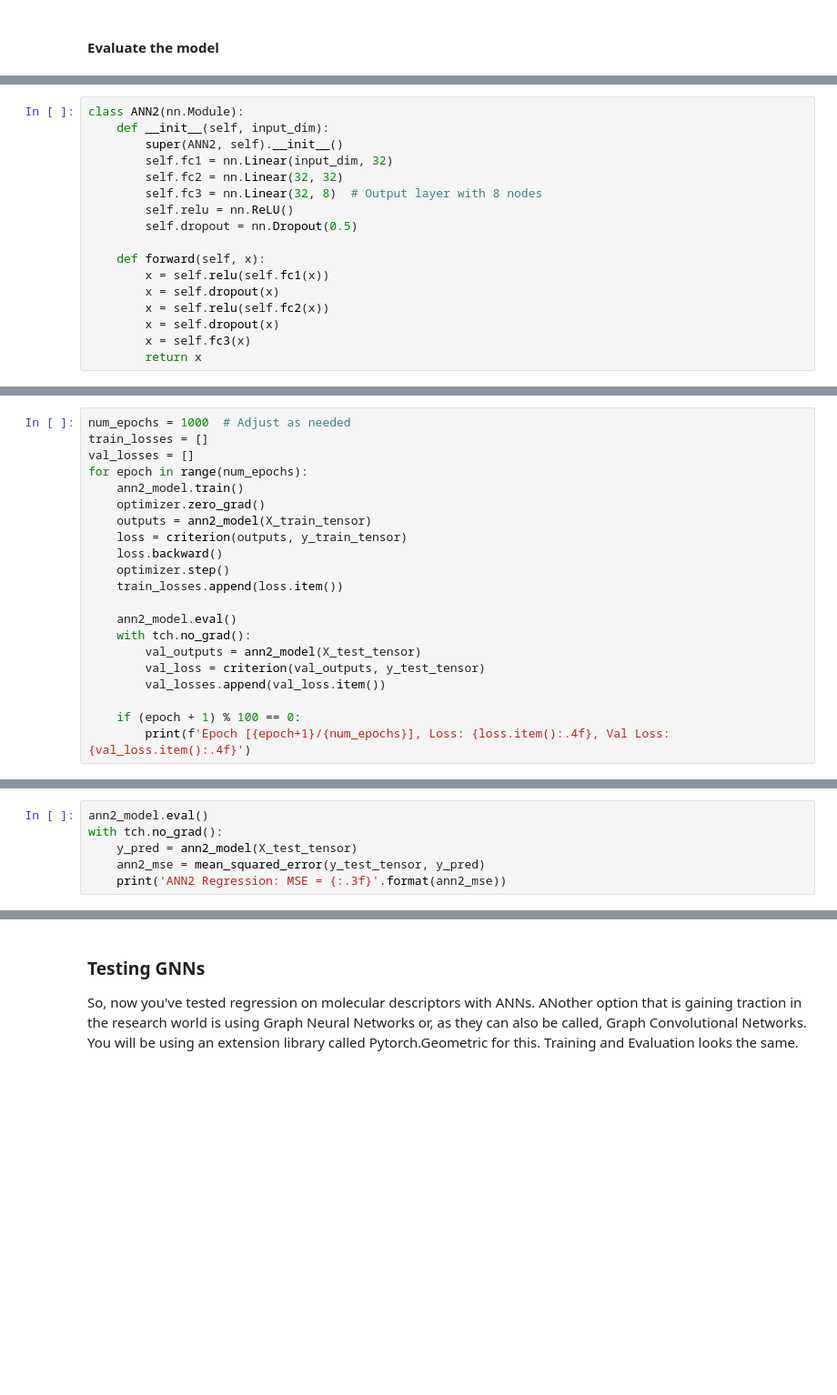
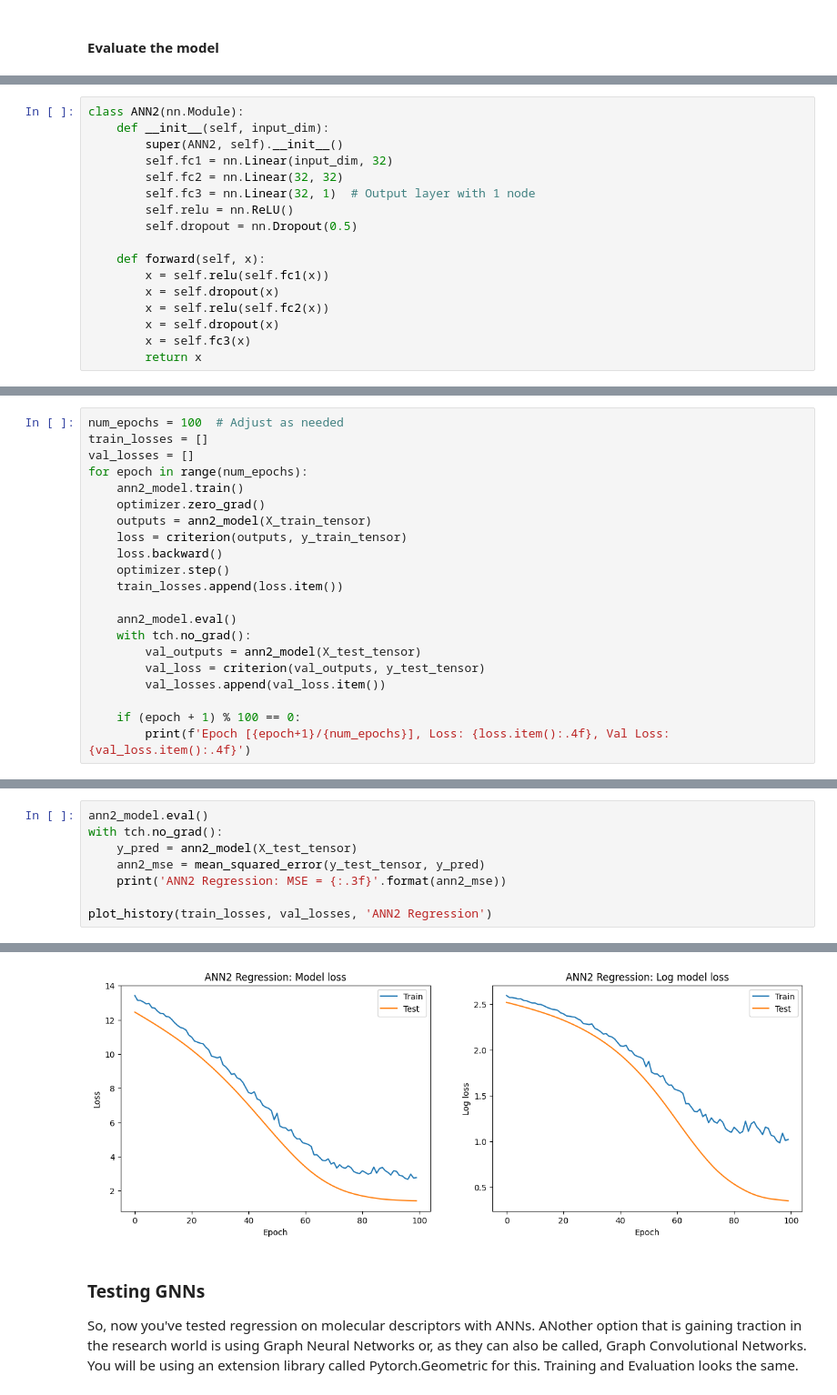
Before and after one commit to pharmbio/lmu-student, a Jupyter notebook: task1_complete.ipynb, the cells around one changed output, grey strips where cells are left out. Shown: that part at 91% size. Saved outputs shown, nothing was run; the diff lists cells and outputs as text; blank space fills up the shorter version.

```diff
--- a/task1_complete.ipynb
+++ b/task1_complete.ipynb
@@ -222,7 +299,7 @@ class ANN2(nn.Module):
         super(ANN2, self).__init__()
         self.fc1 = nn.Linear(input_dim, 32)
         self.fc2 = nn.Linear(32, 32)
-        self.fc3 = nn.Linear(32, 8)  # Output layer with 8 nodes
+        self.fc3 = nn.Linear(32, 1)  # Output layer with 1 node
         self.relu = nn.ReLU()
         self.dropout = nn.Dropout(0.5)
 
@@ -244,5 +342,5 @@ optimizer = optim.Adam(ann2_model.parameters(), lr=0.001)  # Adjust learning rat
 # %%
-num_epochs = 1000  # Adjust as needed
+num_epochs = 100  # Adjust as needed
 train_losses = []
 val_losses = []
 for epoch in range(num_epochs):
@@ -268,3 +368,6 @@ with tch.no_grad():
     y_pred = ann2_model(X_test_tensor)
     ann2_mse = mean_squared_error(y_test_tensor, y_pred)
     print('ANN2 Regression: MSE = {:.3f}'.format(ann2_mse))
+
+plot_history(train_losses, val_losses, 'ANN2 Regression')
+# %% [output]
@@ -271,3 +375,4 @@ with tch.no_grad():
+[figure, added]
 # %% [markdown]
 ### Testing GNNs
 So, now you've tested regression on molecular descriptors with ANNs. ANother option that is gaining traction in the research world is using Graph Neural Networks or, as they can also be called, Graph Convolutional Networks. You will be using an extension library called Pytorch.Geometric for this. Training and Evaluation looks the same.
```
Also changed, not shown: parts of 17 cells of this notebook, 1 other file.
